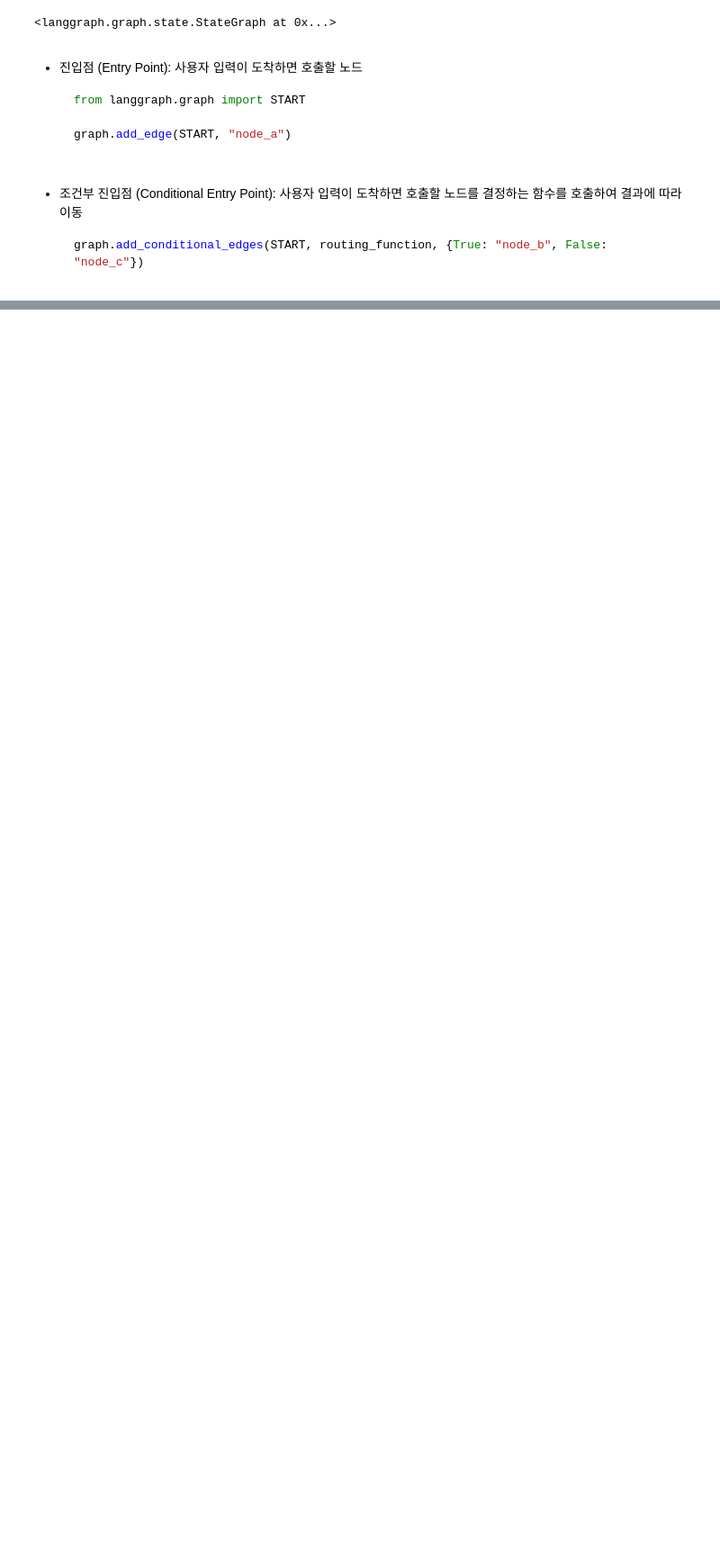
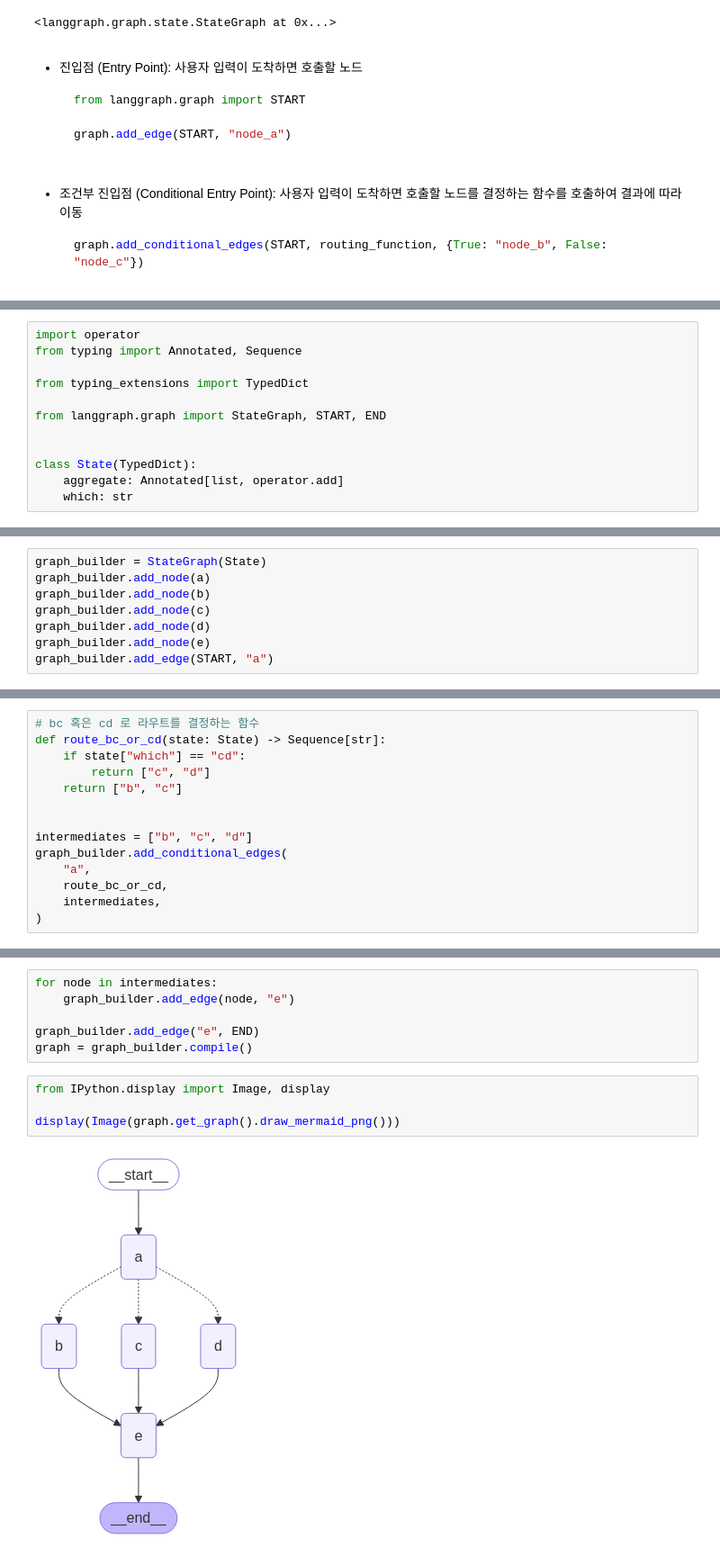
Before and after one commit to khjsla/AI_Agent, a Jupyter notebook: ch2/basic.ipynb, the cells around one changed output, grey strips where cells are left out. Shown at 90% size. Drawn from its saved outputs; the diff is of its cells as text; blank space fills up the shorter version.

```diff
--- a/ch2/basic.ipynb
+++ b/ch2/basic.ipynb
@@ -307,0 +450,12 @@ router_builder.add_conditional_edges("node_a", routing_function, {True: "node_b"
+# %%
+import operator
+from typing import Annotated, Sequence
+
+from typing_extensions import TypedDict
+
+from langgraph.graph import StateGraph, START, END
+
+
+class State(TypedDict):
+    aggregate: Annotated[list, operator.add]
+    which: str
@@ -307,0 +486,8 @@ router_builder.add_conditional_edges("node_a", routing_function, {True: "node_b"
+# %%
+graph_builder = StateGraph(State)
+graph_builder.add_node(a)
+graph_builder.add_node(b)
+graph_builder.add_node(c)
+graph_builder.add_node(d)
+graph_builder.add_node(e)
+graph_builder.add_edge(START, "a")
@@ -307,0 +496,14 @@ router_builder.add_conditional_edges("node_a", routing_function, {True: "node_b"
+# %%
+# bc 혹은 cd 로 라우트를 결정하는 함수
+def route_bc_or_cd(state: State) -> Sequence[str]:
+    if state["which"] == "cd":
+        return ["c", "d"]
+    return ["b", "c"]
+
+
+intermediates = ["b", "c", "d"]
+graph_builder.add_conditional_edges(
+    "a",
+    route_bc_or_cd,
+    intermediates,
+)
@@ -307,0 +512,12 @@ router_builder.add_conditional_edges("node_a", routing_function, {True: "node_b"
+# %%
+for node in intermediates:
+    graph_builder.add_edge(node, "e")
+
+graph_builder.add_edge("e", END)
+graph = graph_builder.compile()
+# %%
+from IPython.display import Image, display
+
+display(Image(graph.get_graph().draw_mermaid_png()))
+# %% [output]
+[figure, added]
```
Also changed, not shown: parts of 54 cells of this notebook, 5 other files.
